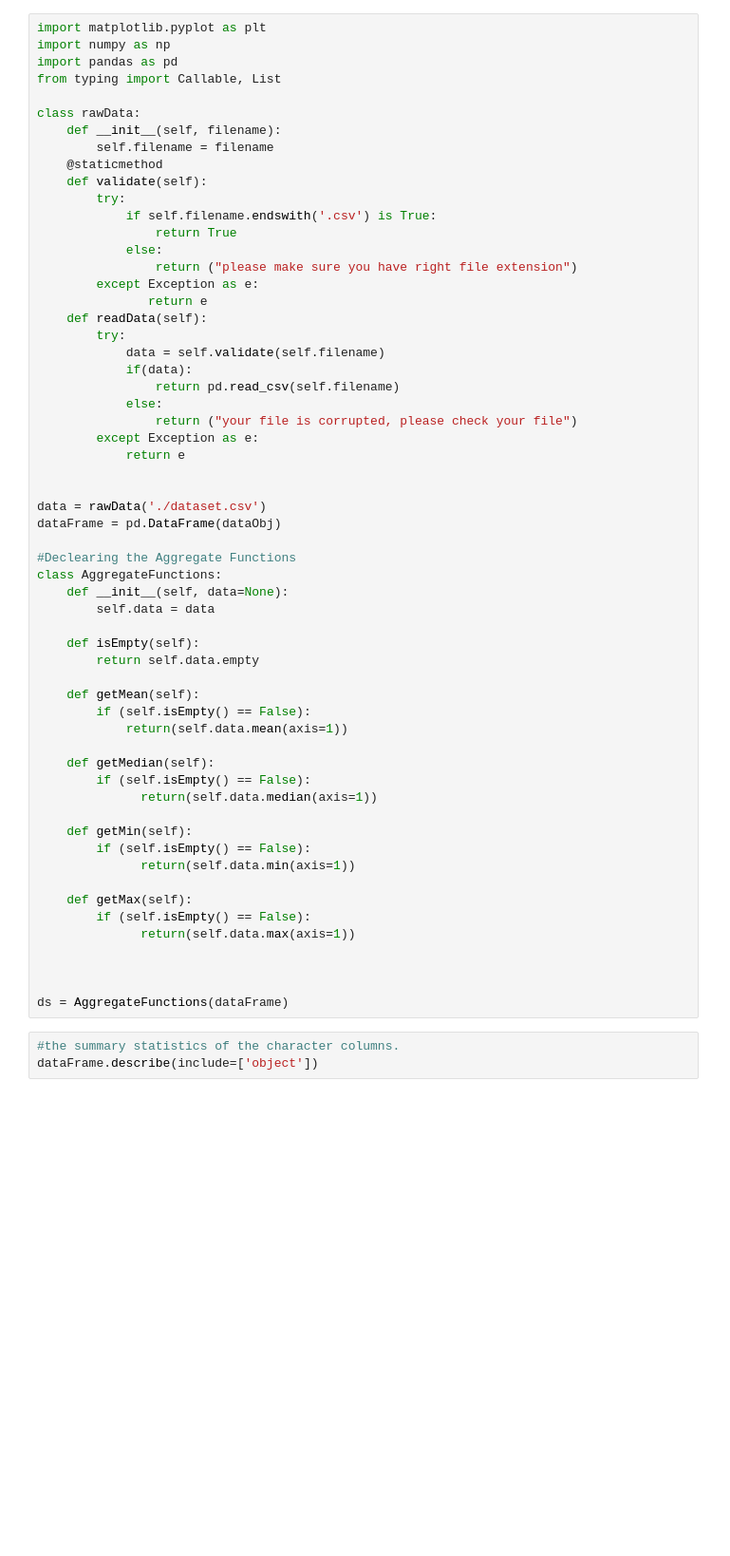
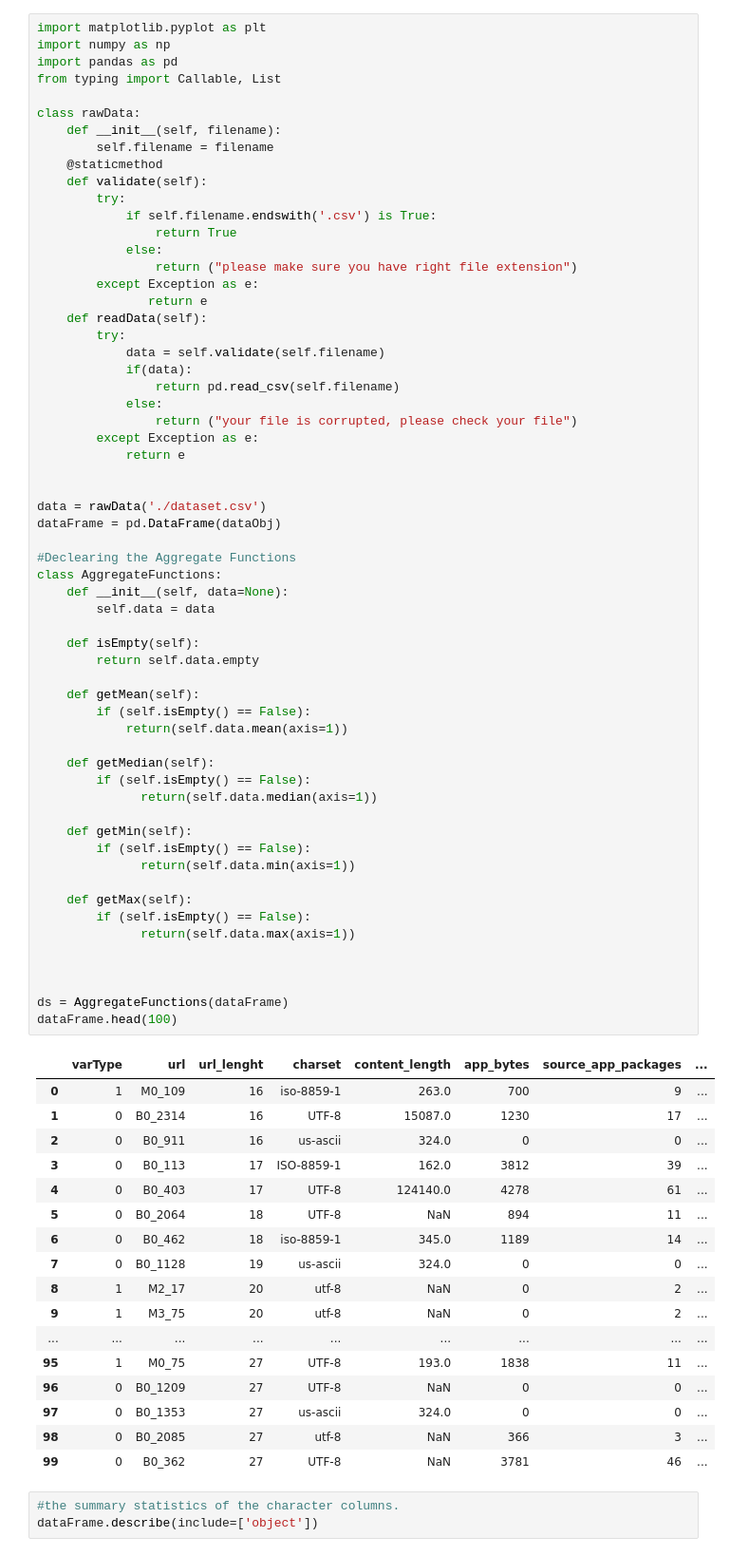
Before and after one commit to francose/maliciousWebSiteAnalysis, a Jupyter notebook: analysisMaliciousWebsites.ipynb, the cells around one changed output. Shown: that part at 95% size. Drawn from its saved outputs; the diff is of its cells as text; blank space fills up the shorter version.

```diff
--- a/analysisMaliciousWebsites.ipynb
+++ b/analysisMaliciousWebsites.ipynb
@@ -49,33 +49,52 @@ class rawData:
 data = rawData('./dataset.csv')
 dataFrame = pd.DataFrame(dataObj)
 
 #Declearing the Aggregate Functions
 class AggregateFunctions:
     def __init__(self, data=None):
         self.data = data
 
     def isEmpty(self):
         return self.data.empty
 
     def getMean(self):
         if (self.isEmpty() == False):
             return(self.data.mean(axis=1))
 
     def getMedian(self):
         if (self.isEmpty() == False):
               return(self.data.median(axis=1))
 
     def getMin(self):
         if (self.isEmpty() == False):
               return(self.data.min(axis=1))
 
     def getMax(self):
         if (self.isEmpty() == False):
               return(self.data.max(axis=1))
 
 
 
 ds = AggregateFunctions(dataFrame)
+dataFrame.head(100)
+# %% [output]
+|  | varType | url | url_lenght | charset | content_length | app_bytes | source_app_packages | ... |
+| 0 | 1 | M0_109 | 16 | iso-8859-1 | 263.0 | 700 | 9 | ... |
+| 1 | 0 | B0_2314 | 16 | UTF-8 | 15087.0 | 1230 | 17 | ... |
+| 2 | 0 | B0_911 | 16 | us-ascii | 324.0 | 0 | 0 | ... |
+| 3 | 0 | B0_113 | 17 | ISO-8859-1 | 162.0 | 3812 | 39 | ... |
+| 4 | 0 | B0_403 | 17 | UTF-8 | 124140.0 | 4278 | 61 | ... |
+| 5 | 0 | B0_2064 | 18 | UTF-8 | NaN | 894 | 11 | ... |
+| 6 | 0 | B0_462 | 18 | iso-8859-1 | 345.0 | 1189 | 14 | ... |
+| 7 | 0 | B0_1128 | 19 | us-ascii | 324.0 | 0 | 0 | ... |
+| 8 | 1 | M2_17 | 20 | utf-8 | NaN | 0 | 2 | ... |
+| 9 | 1 | M3_75 | 20 | utf-8 | NaN | 0 | 2 | ... |
+| ... | ... | ... | ... | ... | ... | ... | ... | ... |
+| 95 | 1 | M0_75 | 27 | UTF-8 | 193.0 | 1838 | 11 | ... |
+| 96 | 0 | B0_1209 | 27 | UTF-8 | NaN | 0 | 0 | ... |
+| 97 | 0 | B0_1353 | 27 | us-ascii | 324.0 | 0 | 0 | ... |
+| 98 | 0 | B0_2085 | 27 | utf-8 | NaN | 366 | 3 | ... |
+| 99 | 0 | B0_362 | 27 | UTF-8 | NaN | 3781 | 46 | ... |
 # %%
 #the summary statistics of the character columns.
 dataFrame.describe(include=['object'])
```
Also changed, not shown: parts of 3 cells of this notebook.
